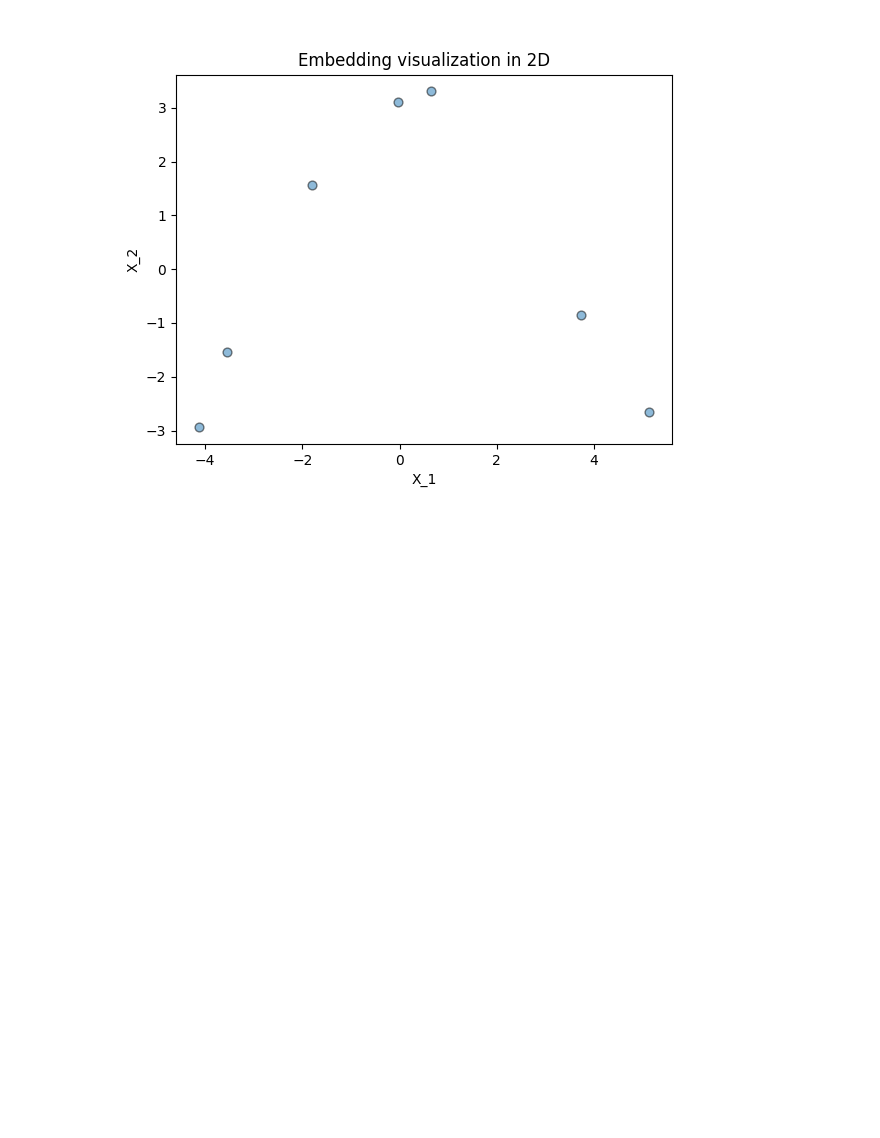
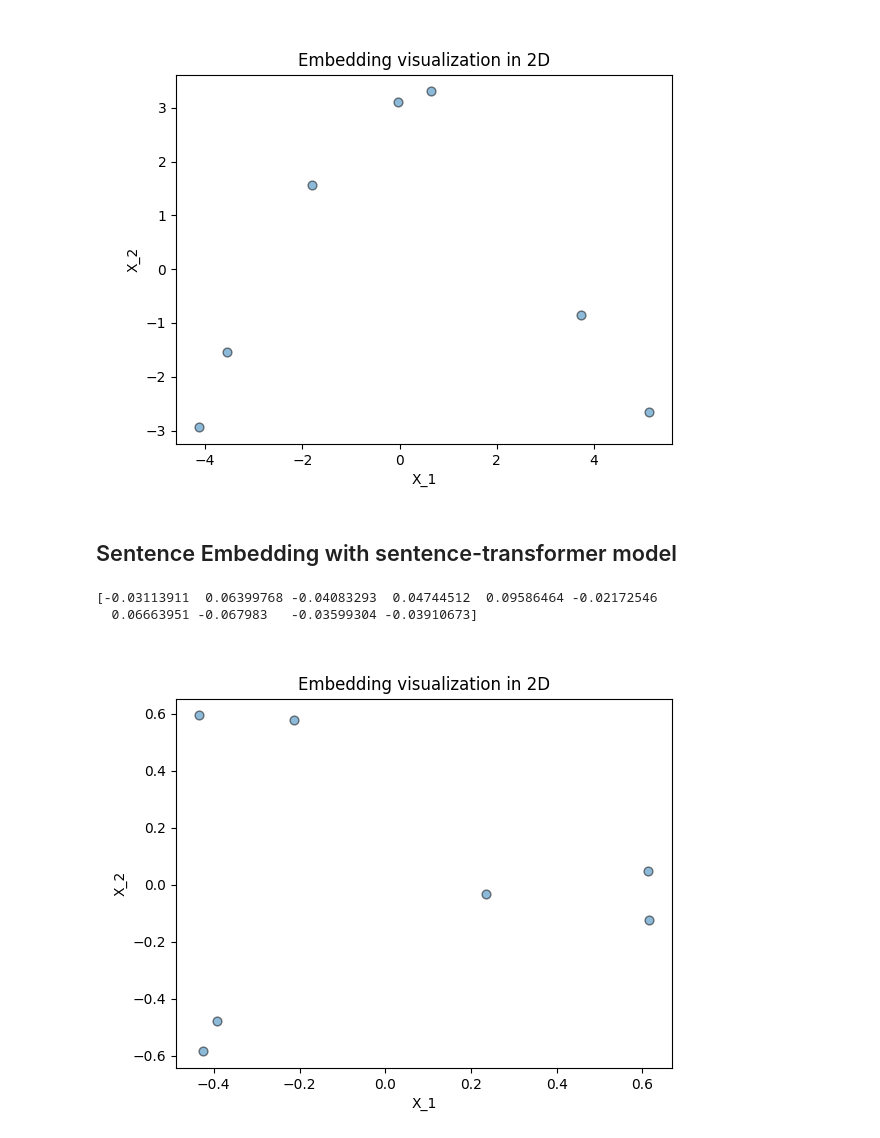
Before and after one commit to aadehamid/embeddings, a Jupyter notebook: DLAI_embeddings.ipynb, the cells around one changed output. Saved outputs shown, nothing was run; the diff lists cells and outputs as text; code cells hidden in the pictures; blank space fills up the shorter version.

Commit message:
Added sentence embedding using sentence transformer model

```diff
--- a/DLAI_embeddings.ipynb
+++ b/DLAI_embeddings.ipynb
@@ -89,3 +89,5 @@ sent_low_dim_array = PCA_model.transform(sent_numpy_array)
 plot_2D(sent_low_dim_array[:,0], sent_low_dim_array[:,1], input_text_lst_news)
 # %% [output]
 [figure]
+# %% [markdown]
+## Sentence Embedding with sentence-transformer model
@@ -91,0 +97,28 @@ plot_2D(sent_low_dim_array[:,0], sent_low_dim_array[:,1], input_text_lst_news)
+# %%
+model = SentenceTransformer("all-MiniLM-L6-v2")
+# %%
+embed_list = []
+# model_name = 'bert-base-uncased'
+
+for text in input_text_lst_news:
+        sen_emb = model.encode(text)
+        embed_list.append(sen_emb)
+concatenated_sent_tensor = np.concatenate(embed_list)
+
+# Reshape the numpy array into a 1 by 768 array
+sent_numpy_array = concatenated_sent_tensor.reshape(len(embed_list), len(embed_list[0]))
+
+print(sent_numpy_array[0, :10])
+# %% [output]
+[-0.03113911  0.06399768 -0.04083293  0.04744512  0.09586464 -0.02172546
+  0.06663951 -0.067983   -0.03599304 -0.03910673]
+# %%
+# Perform PCA for 2D visualization
+# convert the 768-dimensional array to 2-dimentional array for plotting purpose
+PCA_model = PCA(n_components=2)
+PCA_model.fit(sent_numpy_array)
+sent_low_dim_array = PCA_model.transform(sent_numpy_array)
+# %%
+plot_2D(sent_low_dim_array[:,0], sent_low_dim_array[:,1], input_text_lst_news)
+# %% [output]
+[figure, added]
```
Also changed, not shown: parts of 1 cell of this notebook.
